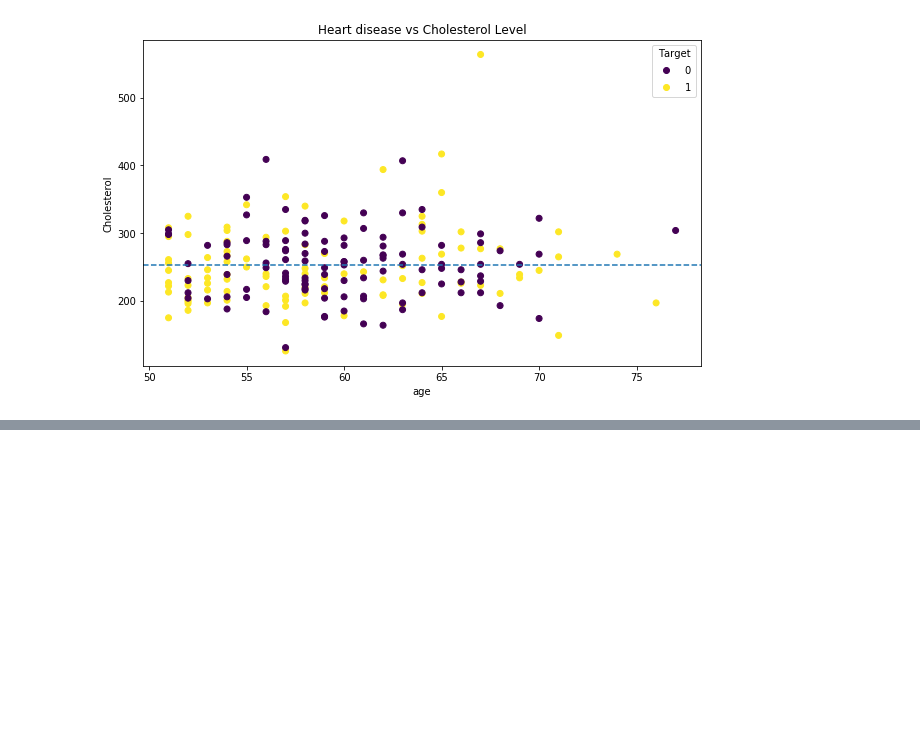
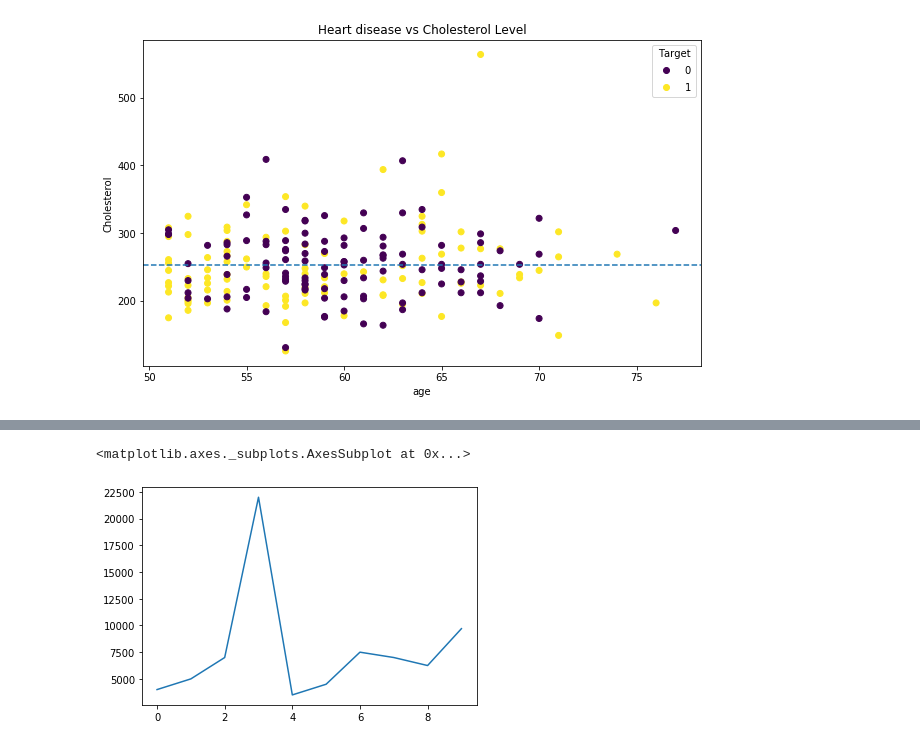
Before and after one commit to AnalystGagan/Machine-Learning-Notebooks, a Jupyter notebook: Introduction-to-Matplotlib.ipynb, the cells around one changed output, grey strips where cells are left out. Saved outputs shown, nothing was run; the diff lists cells and outputs as text; code cells hidden in the pictures; blank space fills up the shorter version.

```diff
--- a/Introduction-to-Matplotlib.ipynb
+++ b/Introduction-to-Matplotlib.ipynb
@@ -457,0 +558,5 @@ ax.axhline(over_50['chol'].mean(),linestyle ='--');
+# %%
+car_sales["Price"].plot()
+# %% [output]
+<matplotlib.axes._subplots.AxesSubplot at 0x...>
+[figure, added]
```
Also changed, not shown: parts of 34 cells of this notebook, 1 other file.
